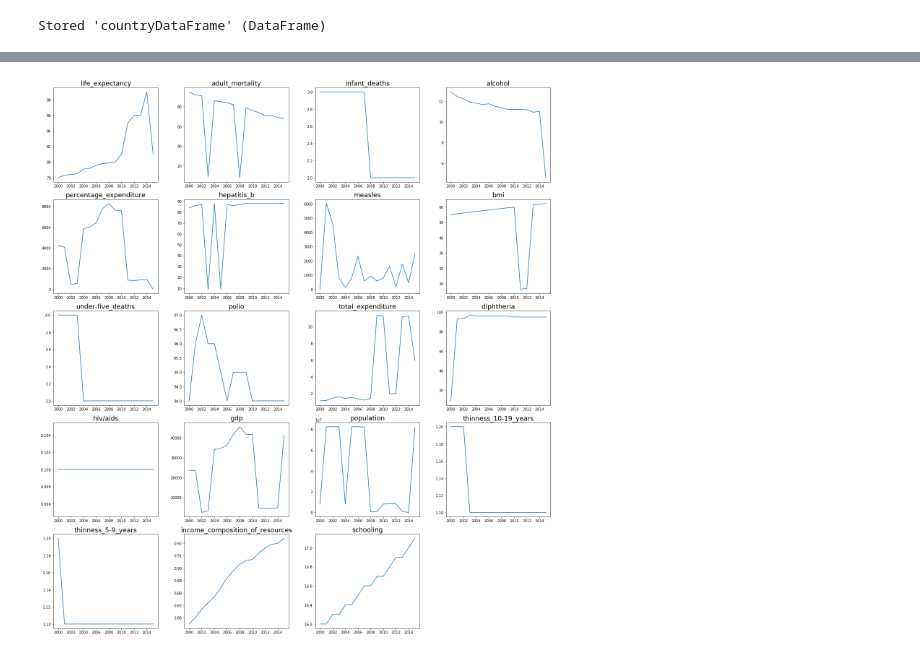
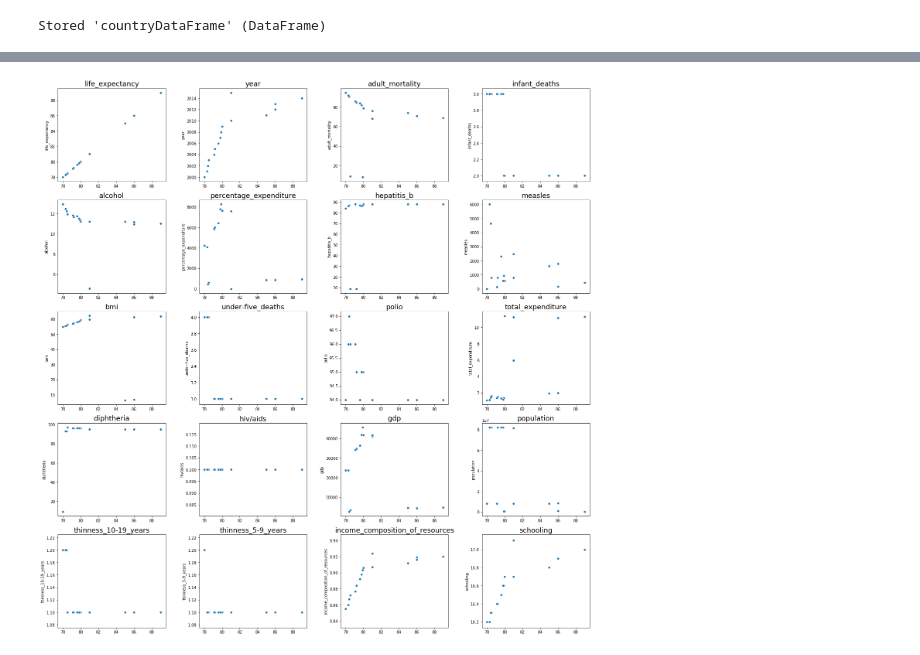
Before and after one commit to mihirm05/Gaussian-Process, a Jupyter notebook: src/DataPreprocessing.ipynb, the cells around one changed output, grey strips where cells are left out. Saved outputs shown, nothing was run; the diff lists cells and outputs as text; code cells hidden in the pictures.

Commit message:
visualizations wrt life_expectancy metric added

```diff
--- a/src/DataPreprocessing.ipynb
+++ b/src/DataPreprocessing.ipynb
@@ -88,13 +88,13 @@ schooling                          163
 dtype: int64
 # %%
 # visualize the distributions of continuous variables
-num_cols = ['life_expectancy', 'adult_mortality',
+num_cols = ['life_expectancy', 'year', 'adult_mortality',
        'infant_deaths', 'alcohol', 'percentage_expenditure', 'hepatitis_b',
        'measles', 'bmi', 'under-five_deaths', 'polio', 'total_expenditure',
        'diphtheria', 'hiv/aids', 'gdp', 'population', 'thinness_10-19_years',
        'thinness_5-9_years', 'income_composition_of_resources', 'schooling']
 
-na_cols = ['life_expectancy', 'adult_mortality', 'alcohol', 'hepatitis_b',
+na_cols = ['life_expectancy', 'year', 'adult_mortality', 'alcohol', 'hepatitis_b',
        'bmi', 'polio', 'total_expenditure','diphtheria', 'gdp', 'population',
         'thinness_10-19_years', 'thinness_5-9_years',
         'income_composition_of_resources', 'schooling']
@@ -203,14 +224,14 @@ plt.show()
 # %%
 # visualizing variation in quantities via line plot
 plt.figure(figsize=(20,60))
 
 for i, col in enumerate(num_cols):
     plt.subplot(len(na_cols), 4, i+1)
-    plt.plot(countryDataFrame['year'],countryDataFrame[col])
+    sns.scatterplot(countryDataFrame['life_expectancy'],countryDataFrame[col])
     plt.title(f'{col}', fontsize=18)
     plt.xlabel('')
 
 plt.tight_layout()
 plt.show()
 # %% [output]
-[figure, old version]
+[figure, new version]
```
Also changed, not shown: parts of 4 cells of this notebook.
